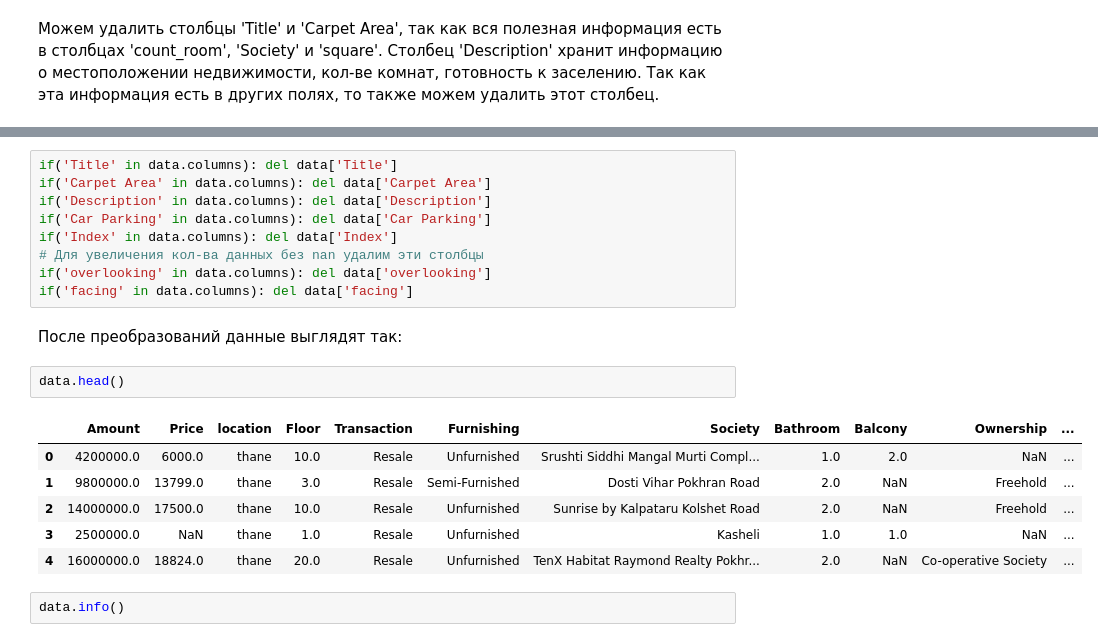
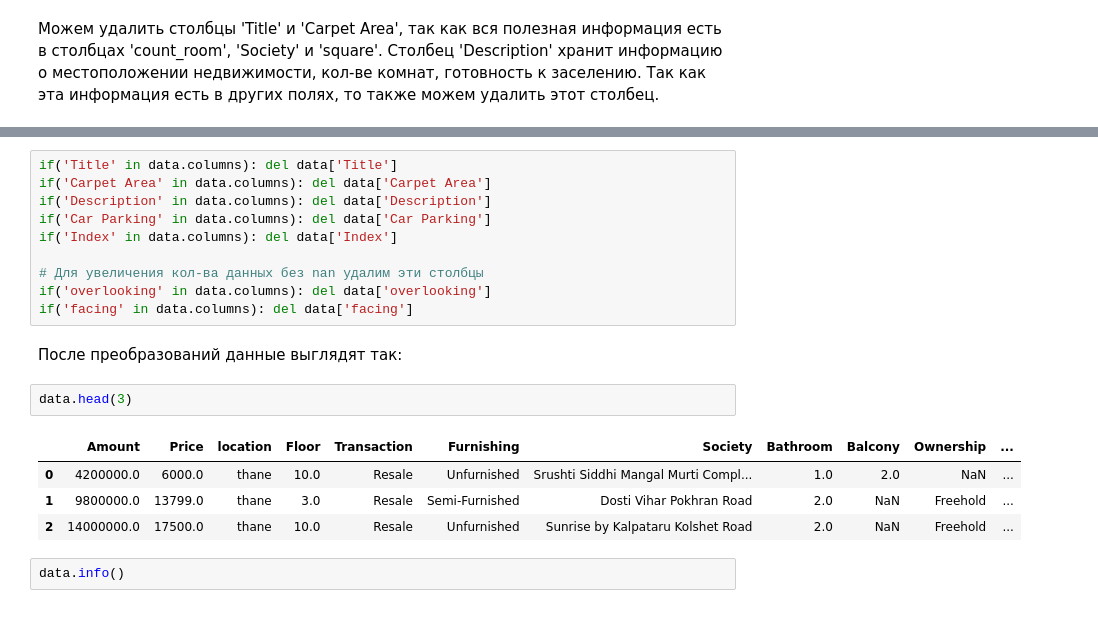
Before and after one commit to FirstStep0/MachineLearning, a Jupyter notebook: MachineLearningPractice.ipynb, the cells around one changed output, grey strips where cells are left out. Saved outputs shown, nothing was run; the diff lists cells and outputs as text.

```diff
--- a/MachineLearningPractice.ipynb
+++ b/MachineLearningPractice.ipynb
@@ -386,20 +483,19 @@ if('Carpet Area' in data.columns): del data['Carpet Area']
 if('Description' in data.columns): del data['Description']
 if('Car Parking' in data.columns): del data['Car Parking']
 if('Index' in data.columns): del data['Index']
+
 # Для увеличения кол-ва данных без nan удалим эти столбцы
 if('overlooking' in data.columns): del data['overlooking']
 if('facing' in data.columns): del data['facing']
 # %% [markdown]
 После преобразований данные выглядят так:
 # %%
-data.head()
+data.head(3)
 # %% [output]
 |  | Amount | Price | location | Floor | Transaction | Furnishing | Society | Bathroom | Balcony | Ownership | ... |
 | 0 | 4200000.0 | 6000.0 | thane | 10.0 | Resale | Unfurnished | Srushti Siddhi Mangal Murti Compl... | 1.0 | 2.0 | NaN | ... |
 | 1 | 9800000.0 | 13799.0 | thane | 3.0 | Resale | Semi-Furnished | Dosti Vihar Pokhran Road | 2.0 | NaN | Freehold | ... |
 | 2 | 14000000.0 | 17500.0 | thane | 10.0 | Resale | Unfurnished | Sunrise by Kalpataru Kolshet Road | 2.0 | NaN | Freehold | ... |
-| 3 | 2500000.0 | NaN | thane | 1.0 | Resale | Unfurnished | Kasheli | 1.0 | 1.0 | NaN | ... |
-| 4 | 16000000.0 | 18824.0 | thane | 20.0 | Resale | Unfurnished | TenX Habitat Raymond Realty Pokhr... | 2.0 | NaN | Co-operative Society | ... |
 # %%
 data.info()
 # %% [output]
```
Also changed, not shown: parts of 45 cells of this notebook.
